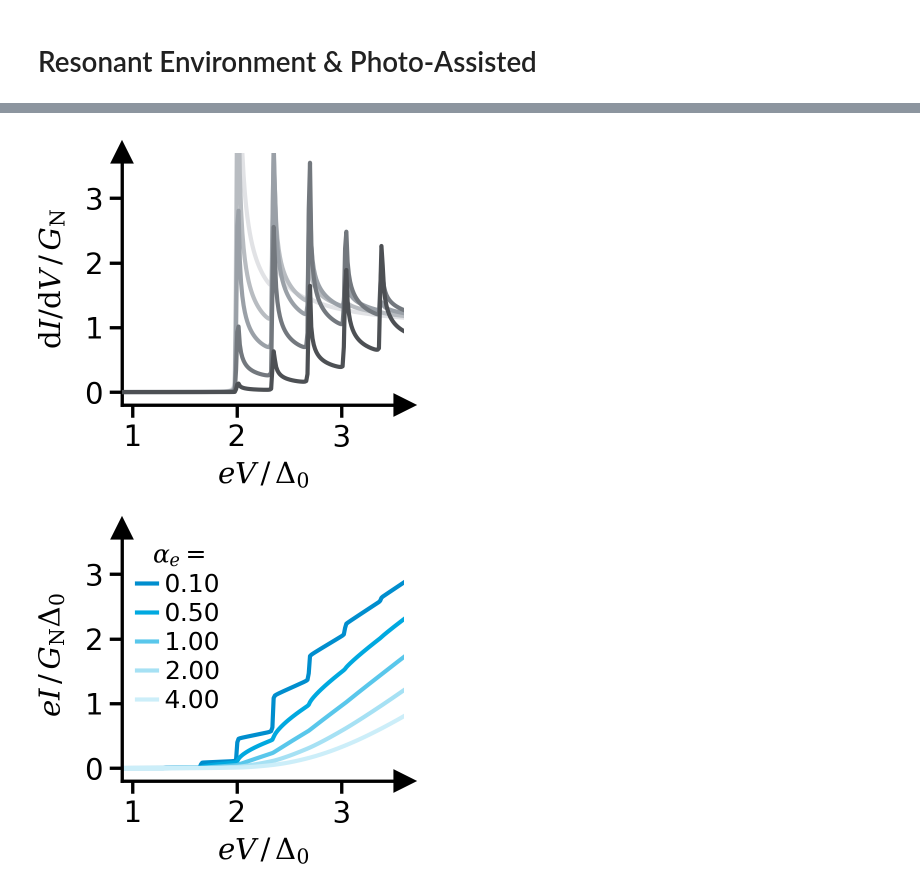
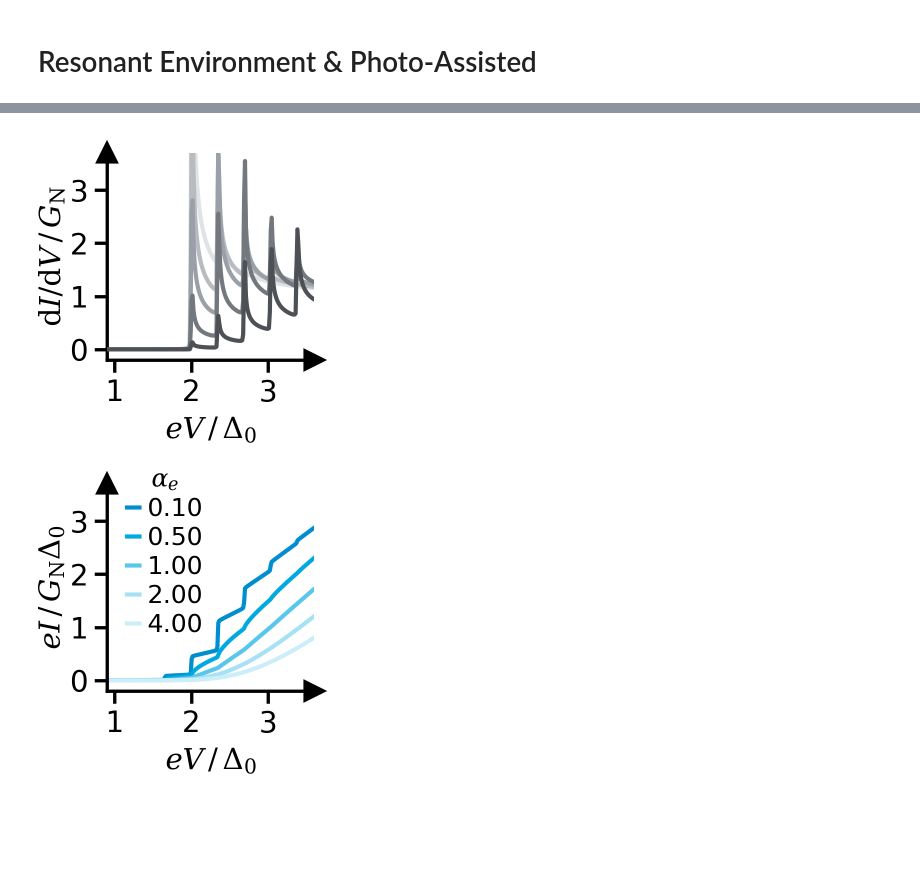
Before and after one commit to schmampf/dissertation-figures, a Jupyter notebook: theory/stochastic.ipynb, the cells around one changed output, grey strips where cells are left out. Cells and saved outputs as stored; diff of their text form; code cells hidden in the pictures; blank space fills up the shorter version.

```diff
--- a/theory/stochastic.ipynb
+++ b/theory/stochastic.ipynb
@@ -814,5 +817,5 @@ sc.theory_layout(fig, ax, title, xlabel, ylabel)
 # %%
-fig, ax = sc.get_figure(figsize=figsize)
+fig, ax = sc.get_figure(figsize=figsize, padding=padding)
 
 for i, aq in enumerate(alphaq):
     ax.plot(
@@ -824,8 +827,8 @@ for i, aq in enumerate(alphaq):
     )
 
 ax.legend(
-    title="$\\alpha_e = $",
-    handlelength=0.8,
+    title="$\\alpha_e$",
+    handlelength=0.5,
     loc="upper left",
     frameon=False,
     fontsize=6,
@@ -835,7 +838,7 @@ ax.legend(
     borderpad=0.1,  # reduces padding inside the legend box
     labelspacing=0.2,  # reduces vertical spacing between items
     handletextpad=0.3,  # reduces spacing between line and label
-    # bbox_to_anchor=(1.1, 1.1),
+    bbox_to_anchor=(0.025, 1.15),
 )
 
 ax.set_xlim(0.9, 3.6)
@@ -854,5 +857,5 @@ sc.theory_layout(fig, ax, title, xlabel, ylabel)
 # %%
-fig, ax = sc.get_figure(figsize=figsize)
+fig, ax = sc.get_figure(figsize=figsize, padding=padding)
 
 for i, aq in enumerate(alphaq):
     ax.plot(
@@ -879,5 +882,5 @@ sc.theory_layout(fig, ax, title, xlabel, ylabel)
 # %%
-fig, ax = sc.get_figure(figsize=figsize)
+fig, ax = sc.get_figure(figsize=figsize, padding=padding)
 
 for i, a0 in enumerate(alpha0):
     ax.plot(
@@ -889,8 +892,8 @@ for i, a0 in enumerate(alpha0):
     )
 
 ax.legend(
-    title="$\\alpha_{0, e} = $",
-    handlelength=0.8,
+    title="$\\alpha_{0, e}$",
+    handlelength=0.5,
     loc="upper left",
     frameon=False,
     fontsize=6,
@@ -900,7 +903,7 @@ ax.legend(
     borderpad=0.1,  # reduces padding inside the legend box
     labelspacing=0.2,  # reduces vertical spacing between items
     handletextpad=0.3,  # reduces spacing between line and label
-    # bbox_to_anchor=(1.1, 1.1),
+    bbox_to_anchor=(0.025, 1.15),
 )
 
 ax.set_xlim(0.9, 3.6)
@@ -919,5 +922,5 @@ sc.theory_layout(fig, ax, title, xlabel, ylabel)
 # %%
-fig, ax = sc.get_figure(figsize=figsize)
+fig, ax = sc.get_figure(figsize=figsize, padding=padding)
 
 for i, a0 in enumerate(alpha0):
     ax.plot(
@@ -940,9 +943,9 @@ title = "theory/stochastic/dcb-resa-didv-sis"
 
 sc.theory_layout(fig, ax, title, xlabel, ylabel)
 # %% [output]
-[figure, old version]
+[figure, new version]
 # %%
-fig, ax = sc.get_figure(figsize=figsize)
+fig, ax = sc.get_figure(figsize=figsize, padding=padding)
 
 for i, a0 in enumerate(alpha0):
     ax.plot(
@@ -950,35 +953,35 @@ for i, a0 in enumerate(alpha0):
         Ipat_nA[i, :] / (GN_G0 * sc.G0_muS * Delta_meV),
         color=sc.seeblau[i],
         zorder=i - 5,
         label=f"{a0:1.2f}",
     )
 
 ax.legend(
-    title="$\\alpha_e = $",
-    handlelength=0.8,
+    title="$\\alpha_e$",
+    handlelength=0.5,
     loc="upper left",
     frameon=False,
     fontsize=6,
     title_fontsize=6,
     ncols=1,
     columnspacing=0.8,
     borderpad=0.1,  # reduces padding inside the legend box
     labelspacing=0.2,  # reduces vertical spacing between items
     handletextpad=0.3,  # reduces spacing between line and label
-    # bbox_to_anchor=(1.1, 1.1),
+    bbox_to_anchor=(0.025, 1.15),
 )
 
 ax.set_xlim(0.9, 3.6)
 ax.set_xticks([1, 2, 3])
 
 ax.set_ylim(-0.2, 3.7)
 ax.set_yticks([0, 1, 2, 3])
 
 xlabel = "$eV\\,/\\,\\Delta_0$"
 ylabel = "$eI\\,/\\,G_\\mathrm{N}\\Delta_0$"
 title = "theory/stochastic/dcb-pat-ohm-iv-sis"
 
 sc.theory_layout(fig, ax, title, xlabel, ylabel)
 # %% [output]
-[figure, old version]
+[figure, new version]
 # %%
```
Also changed, not shown: parts of 7 cells of this notebook, 8 other files.
